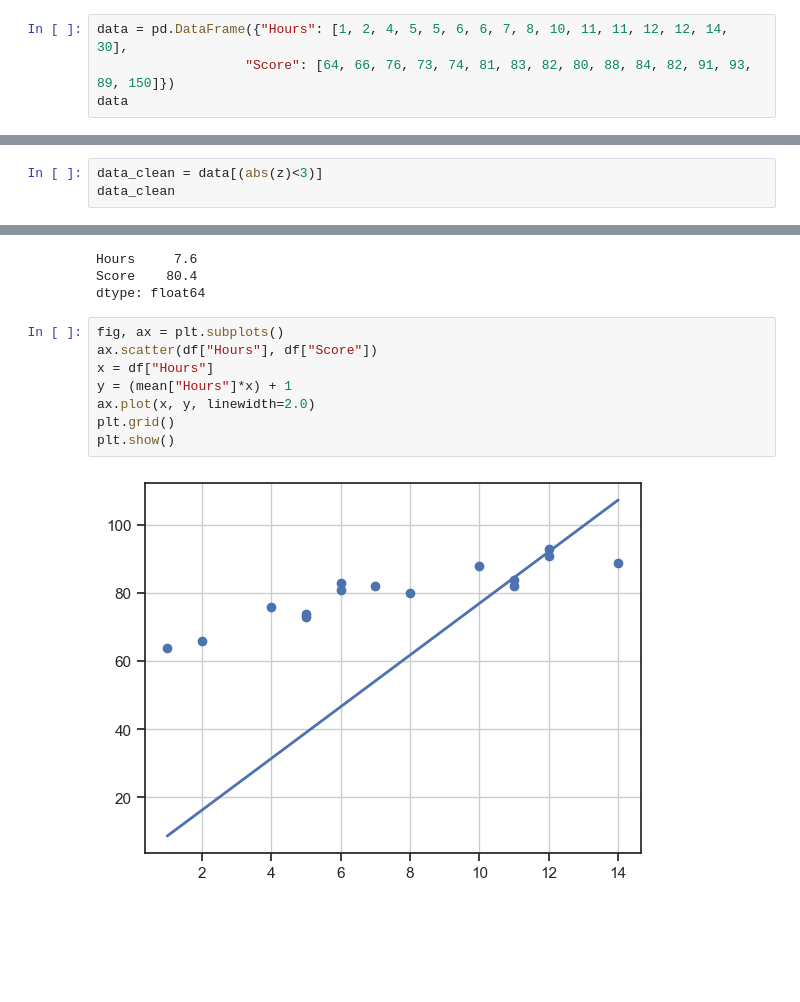
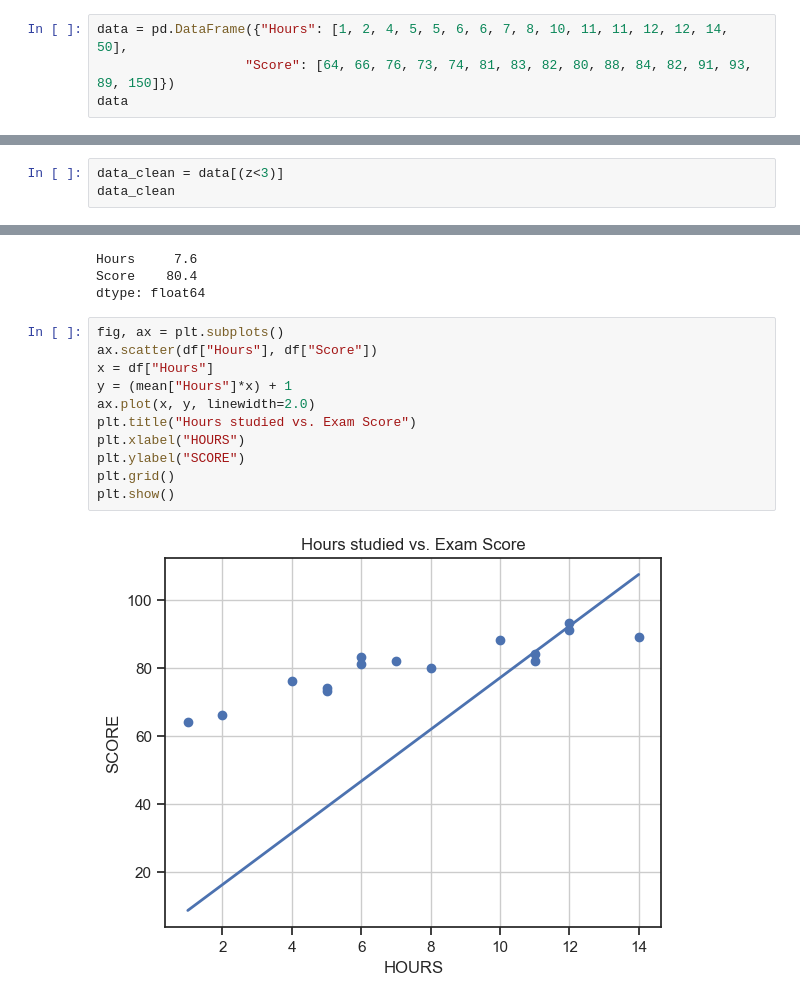
Before and after one commit to pnkghard/Statistic-Analitics, a Jupyter notebook: Stat_Assignment_1.ipynb, the cells around one changed output, grey strips where cells are left out. Saved outputs shown, nothing was run; the diff lists cells and outputs as text; blank space fills up the shorter version.

```diff
--- a/Stat_Assignment_1.ipynb
+++ b/Stat_Assignment_1.ipynb
@@ -1,7 +1,7 @@
 # %%
 import pandas as pd
 # %%
-data = pd.DataFrame({"Hours": [1, 2, 4, 5, 5, 6, 6, 7, 8, 10, 11, 11, 12, 12, 14, 30],
+data = pd.DataFrame({"Hours": [1, 2, 4, 5, 5, 6, 6, 7, 8, 10, 11, 11, 12, 12, 14, 50],
                    "Score": [64, 66, 76, 73, 74, 81, 83, 82, 80, 88, 84, 82, 91, 93, 89, 150]})
 data
 # %% [output]
@@ -111,5 +111,5 @@ z
 # %%
-data_clean = data[(abs(z)<3)]
+data_clean = data[(z<3)]
 data_clean
 # %% [output]
 |  | Hours | Score |
@@ -161,10 +161,13 @@ dtype: float64
 # %%
 fig, ax = plt.subplots()
 ax.scatter(df["Hours"], df["Score"])
 x = df["Hours"]
 y = (mean["Hours"]*x) + 1
 ax.plot(x, y, linewidth=2.0)
+plt.title("Hours studied vs. Exam Score")
+plt.xlabel("HOURS")
+plt.ylabel("SCORE")
 plt.grid()
 plt.show()
 # %% [output]
-[figure, old version]
+[figure, new version]
```
Also changed, not shown: parts of 6 cells of this notebook.
